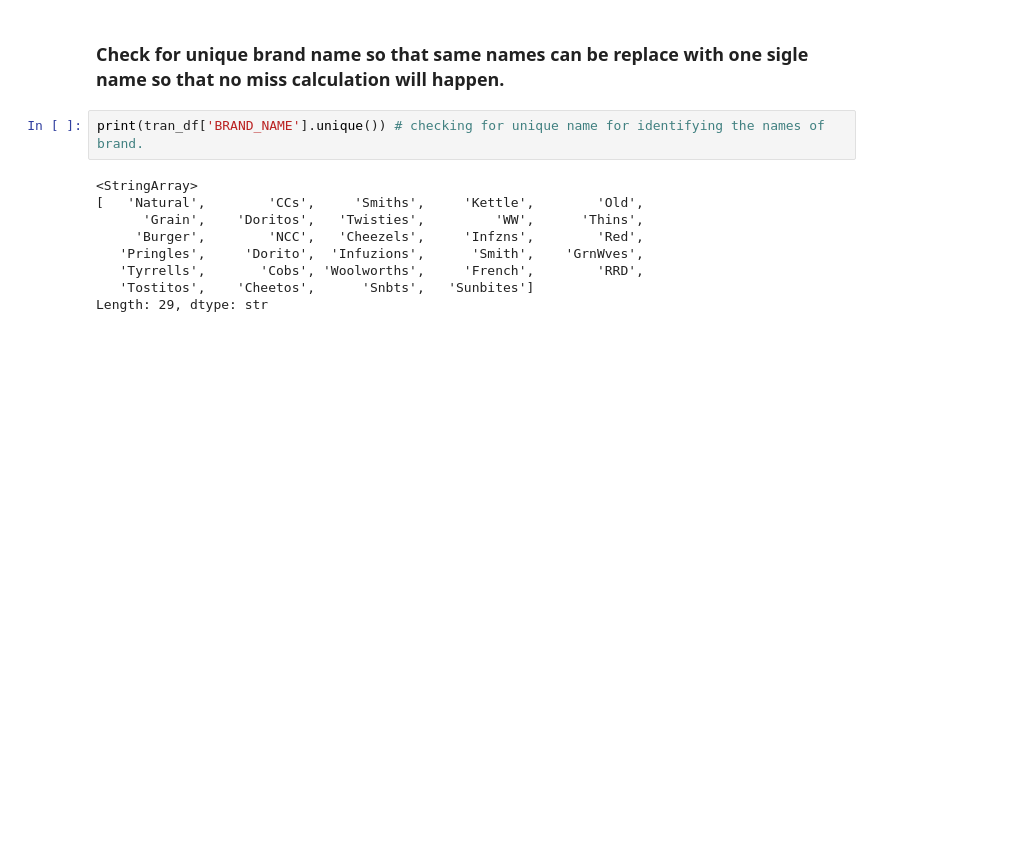
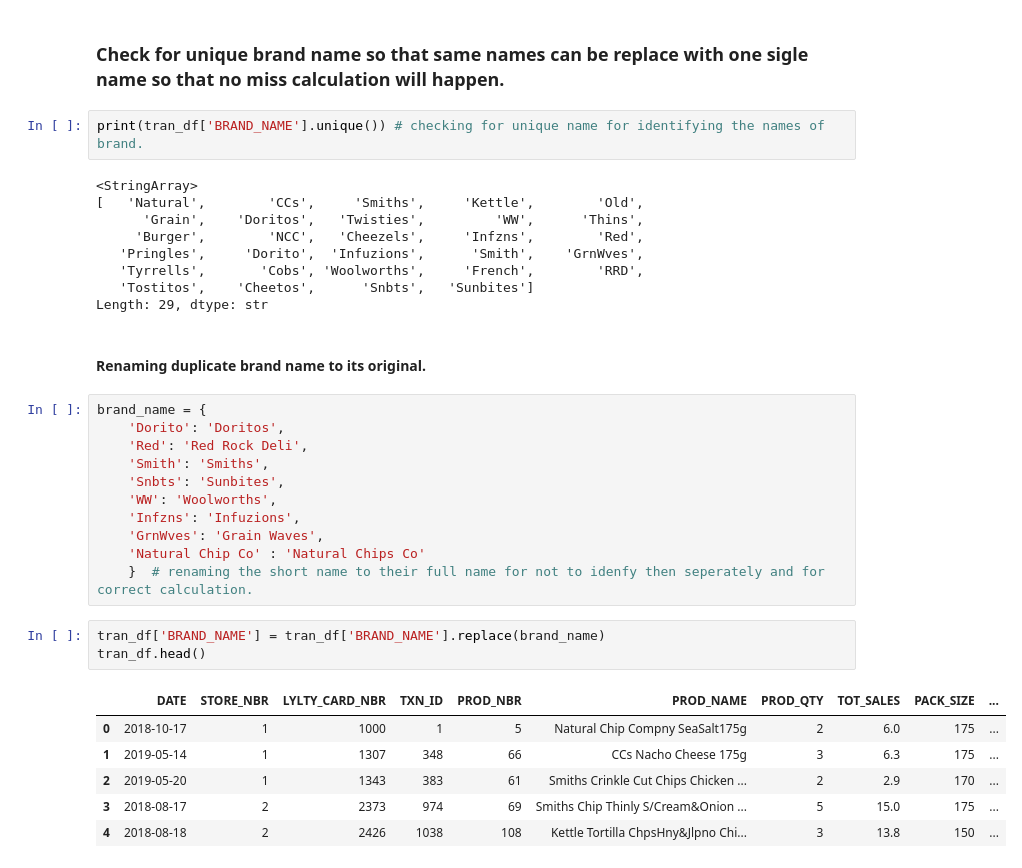
Before and after one commit to 87690ut/Virtual-Internships-Portfolio, a Jupyter notebook: Python_EDA/Customer_analysis.ipynb, the cells around one changed output. Saved outputs shown, nothing was run; the diff lists cells and outputs as text; blank space fills up the shorter version.

```diff
--- a/Python_EDA/Customer_analysis.ipynb
+++ b/Python_EDA/Customer_analysis.ipynb
@@ -224,3 +224,26 @@ print(tran_df['BRAND_NAME'].unique()) # checking for unique name for identifying
    'Tyrrells',       'Cobs', 'Woolworths',     'French',        'RRD',
    'Tostitos',    'Cheetos',      'Snbts',   'Sunbites']
 Length: 29, dtype: str
+# %% [markdown]
+#### Renaming duplicate brand name to its original.
+# %%
+brand_name = {
+    'Dorito': 'Doritos',
+    'Red': 'Red Rock Deli',
+    'Smith': 'Smiths',
+    'Snbts': 'Sunbites',
+    'WW': 'Woolworths',
+    'Infzns': 'Infuzions',
+    'GrnWves': 'Grain Waves',
+    'Natural Chip Co' : 'Natural Chips Co'
+    }  # renaming the short name to their full name for not to idenfy then seperately and for correct calculation.
+# %%
+tran_df['BRAND_NAME'] = tran_df['BRAND_NAME'].replace(brand_name)
+tran_df.head()
+# %% [output]
+|  | DATE | STORE_NBR | LYLTY_CARD_NBR | TXN_ID | PROD_NBR | PROD_NAME | PROD_QTY | TOT_SALES | PACK_SIZE | ... |
+| 0 | 2018-10-17 | 1 | 1000 | 1 | 5 | Natural Chip Compny SeaSalt175g | 2 | 6.0 | 175 | ... |
+| 1 | 2019-05-14 | 1 | 1307 | 348 | 66 | CCs Nacho Cheese 175g | 3 | 6.3 | 175 | ... |
+| 2 | 2019-05-20 | 1 | 1343 | 383 | 61 | Smiths Crinkle Cut Chips Chicken ... | 2 | 2.9 | 170 | ... |
+| 3 | 2018-08-17 | 2 | 2373 | 974 | 69 | Smiths Chip Thinly S/Cream&Onion ... | 5 | 15.0 | 175 | ... |
+| 4 | 2018-08-18 | 2 | 2426 | 1038 | 108 | Kettle Tortilla ChpsHny&Jlpno Chi... | 3 | 13.8 | 150 | ... |
```
Also changed, not shown: parts of 3 cells of this notebook.
